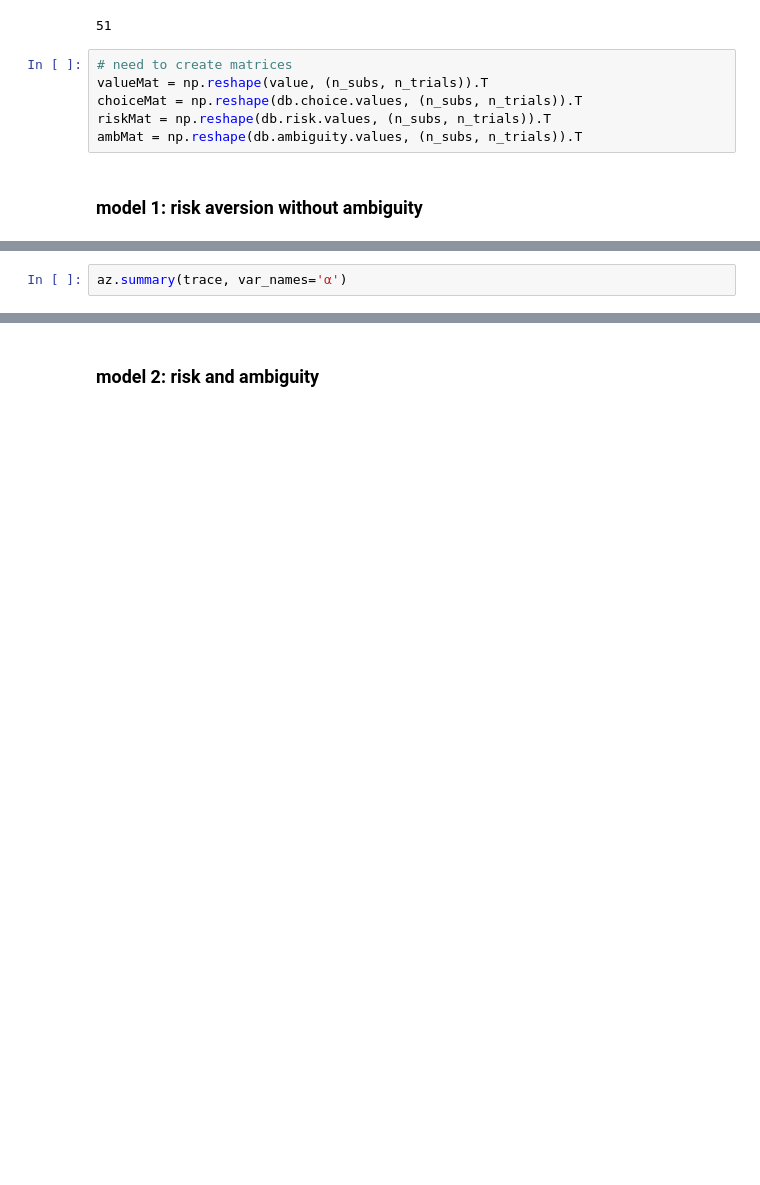
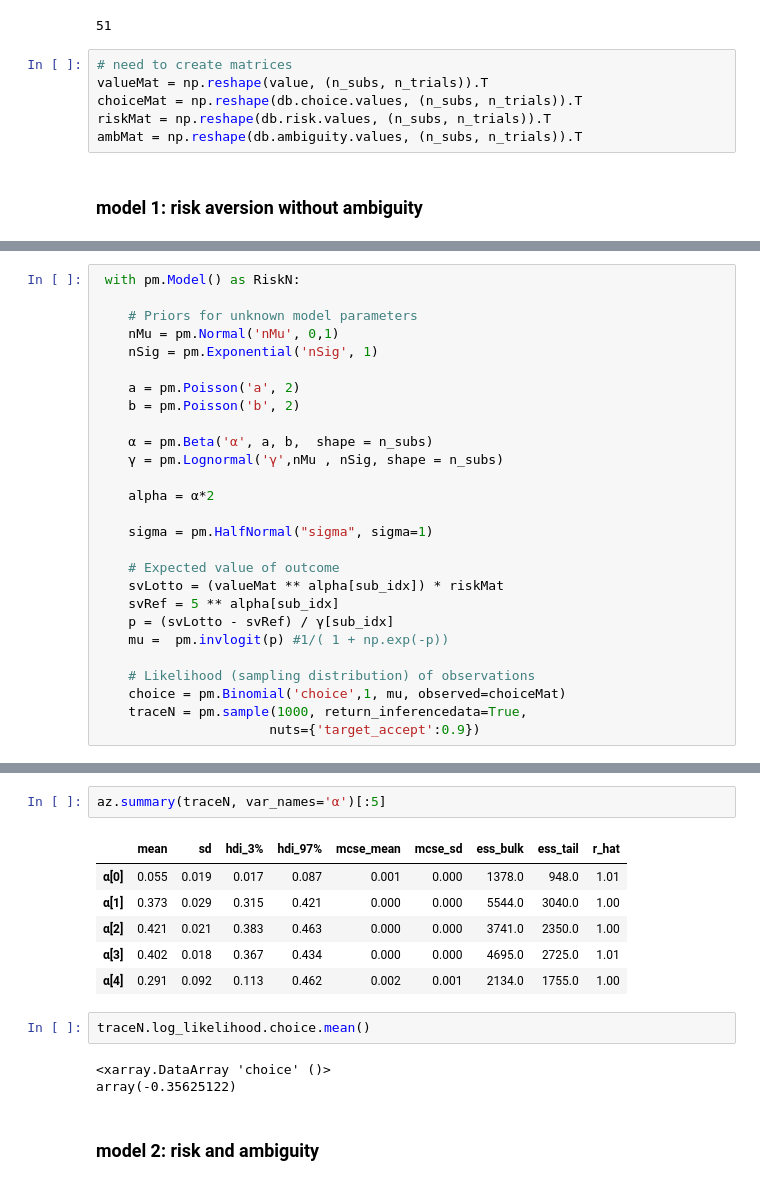
Before and after one commit to KoremNSN/Aging, a Jupyter notebook: RiskandAmbiguity/RiskAmbiguity_pymc.ipynb, the cells around one changed output, grey strips where cells are left out. Saved outputs shown, nothing was run; the diff lists cells and outputs as text; blank space fills up the shorter version.

```diff
--- a/RiskandAmbiguity/RiskAmbiguity_pymc.ipynb
+++ b/RiskandAmbiguity/RiskAmbiguity_pymc.ipynb
@@ -153,3 +153,28 @@ array(-0.3556778)
 # %%
-az.summary(trace, var_names='α')
+ with pm.Model() as RiskN:
+
+    # Priors for unknown model parameters
+    nMu = pm.Normal('nMu', 0,1)
+    nSig = pm.Exponential('nSig', 1)
+
+    a = pm.Poisson('a', 2)
+    b = pm.Poisson('b', 2)
+
+    α = pm.Beta('α', a, b,  shape = n_subs)
+    γ = pm.Lognormal('γ',nMu , nSig, shape = n_subs)
+
+    alpha = α*2
+
+    sigma = pm.HalfNormal("sigma", sigma=1)
+
+    # Expected value of outcome
+    svLotto = (valueMat ** alpha[sub_idx]) * riskMat
+    svRef = 5 ** alpha[sub_idx]
+    p = (svLotto - svRef) / γ[sub_idx]
+    mu =  pm.invlogit(p) #1/( 1 + np.exp(-p))
+
+    # Likelihood (sampling distribution) of observations
+    choice = pm.Binomial('choice',1, mu, observed=choiceMat)
+    traceN = pm.sample(1000, return_inferencedata=True,
+                      nuts={'target_accept':0.9})
 # %% [output]
@@ -173,2 +196,16 @@ az.summary(trace, var_names='α')
+# %%
+az.summary(traceN, var_names='α')[:5]
+# %% [output]
+|  | mean | sd | hdi_3% | hdi_97% | mcse_mean | mcse_sd | ess_bulk | ess_tail | r_hat |
+| α[0] | 0.055 | 0.019 | 0.017 | 0.087 | 0.001 | 0.000 | 1378.0 | 948.0 | 1.01 |
+| α[1] | 0.373 | 0.029 | 0.315 | 0.421 | 0.000 | 0.000 | 5544.0 | 3040.0 | 1.00 |
+| α[2] | 0.421 | 0.021 | 0.383 | 0.463 | 0.000 | 0.000 | 3741.0 | 2350.0 | 1.00 |
+| α[3] | 0.402 | 0.018 | 0.367 | 0.434 | 0.000 | 0.000 | 4695.0 | 2725.0 | 1.01 |
+| α[4] | 0.291 | 0.092 | 0.113 | 0.462 | 0.002 | 0.001 | 2134.0 | 1755.0 | 1.00 |
+# %%
+traceN.log_likelihood.choice.mean()
+# %% [output]
+<xarray.DataArray 'choice' ()>
+array(-0.35625122)
 # %% [markdown]
 ### model 2: risk and ambiguity
```
Also changed, not shown: parts of 19 cells of this notebook.
